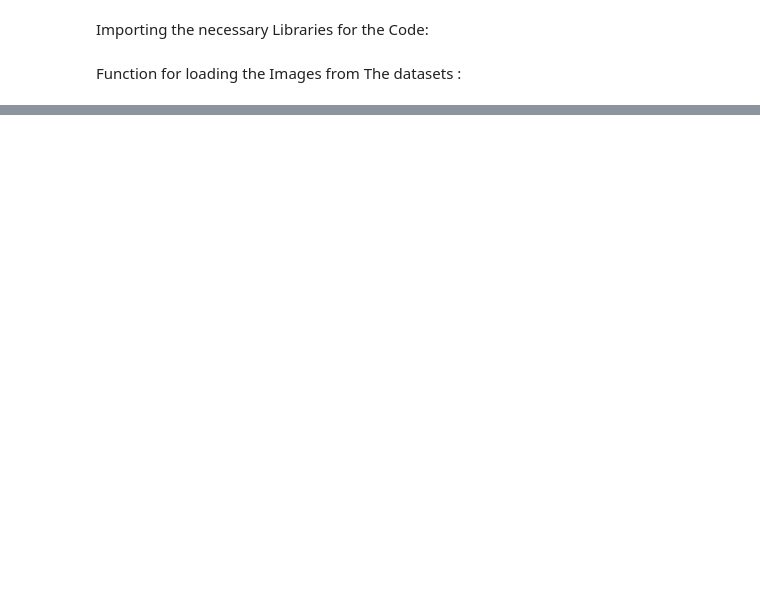
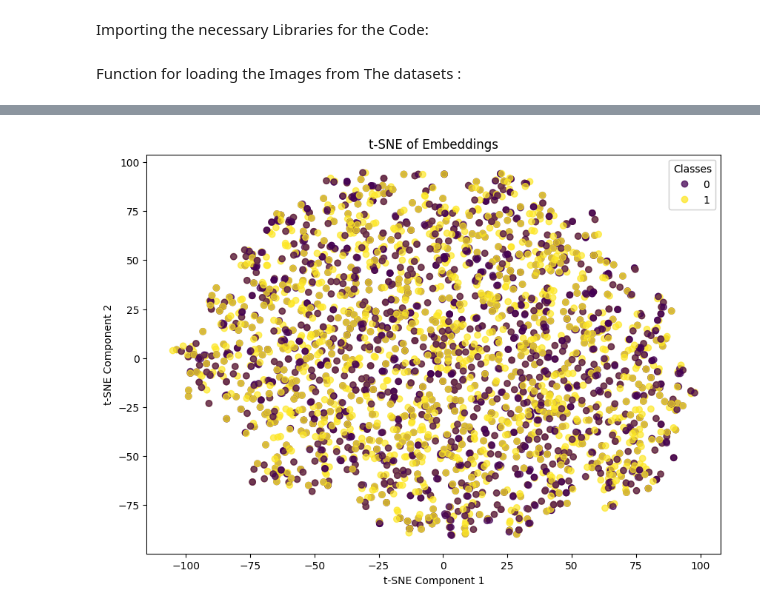
Before and after one commit to ankur777jinn/Facial-Features-Recognition, a Jupyter notebook: Untitled.ipynb, the cells around one changed output, grey strips where cells are left out. Cells and saved outputs as stored; diff of their text form; code cells hidden in the pictures; blank space fills up the shorter version.

```diff
--- a/Untitled.ipynb
+++ b/Untitled.ipynb
@@ -88,0 +217,43 @@ self.fc = nn.Sequential(
+# %%
+def get_embeddings(model, dataloader):
+    model.eval()  # Set model to evaluation mode
+    embeddings = []
+    labels = []
+    with torch.no_grad():
+        for img1, img2, label in dataloader:
+            img1, img2 = img1.to(device), img2.to(device)
+            embed_1 = model.forward(img1)
+            embed_2 = model.forward(img2)
+            embeddings.extend(embed_1.cpu().numpy())
+            embeddings.extend(embed_2.cpu().numpy())
+            labels.extend(label.cpu().numpy())
+            labels.extend(label.cpu().numpy())
+    return np.array(embeddings), np.array(labels)
+# %%
+
+
+def apply_tsne(embeddings):
+    tsne = TSNE(n_components=2, random_state=42)
+    tsne_embeddings = tsne.fit_transform(embeddings)
+    return tsne_embeddings
+# %%
+def plot_tsne(tsne_embeddings, labels):
+    plt.figure(figsize=(10, 7))
+    scatter = plt.scatter(tsne_embeddings[:, 0], tsne_embeddings[:, 1], c=labels, cmap='viridis', alpha=0.7)
+    legend1 = plt.legend(*scatter.legend_elements(), loc="upper right", title="Classes")
+    plt.gca().add_artist(legend1)
+    plt.title('t-SNE of Embeddings')
+    plt.xlabel('t-SNE Component 1')
+    plt.ylabel('t-SNE Component 2')
+    plt.show()
+# %%
+# Get embeddings from the model
+embeddings, labels = get_embeddings(model, dataloader)
+
+# Apply t-SNE to the embeddings
+tsne_embeddings = apply_tsne(embeddings)
+
+# Plot the t-SNE results
+plot_tsne(tsne_embeddings, labels)
+# %% [output]
+[figure, added]
```
Also changed, not shown: parts of 18 cells of this notebook, 6 other files.
